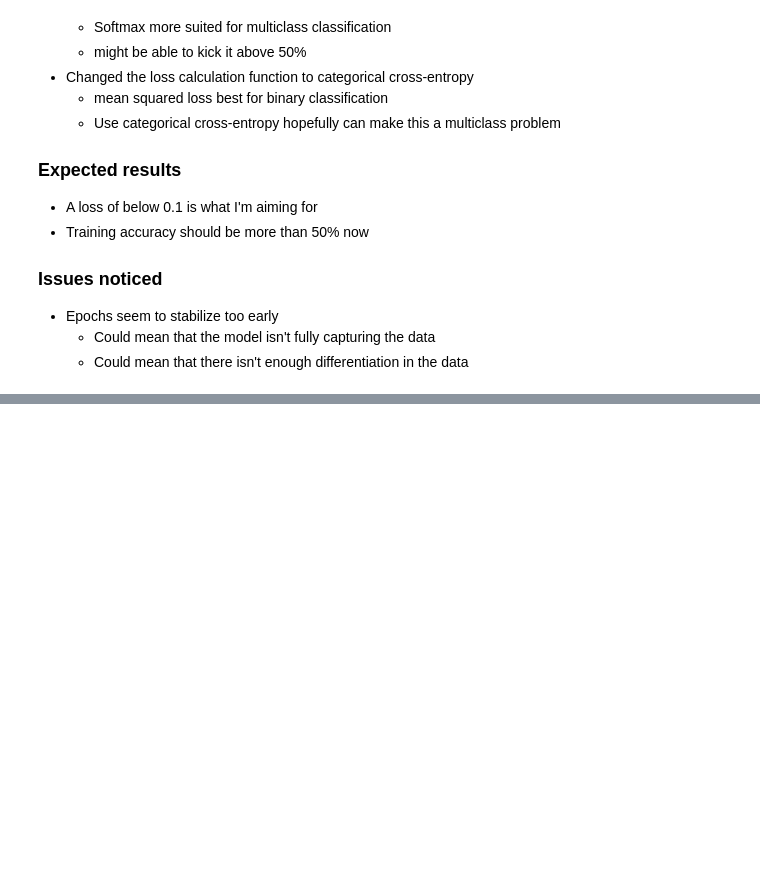
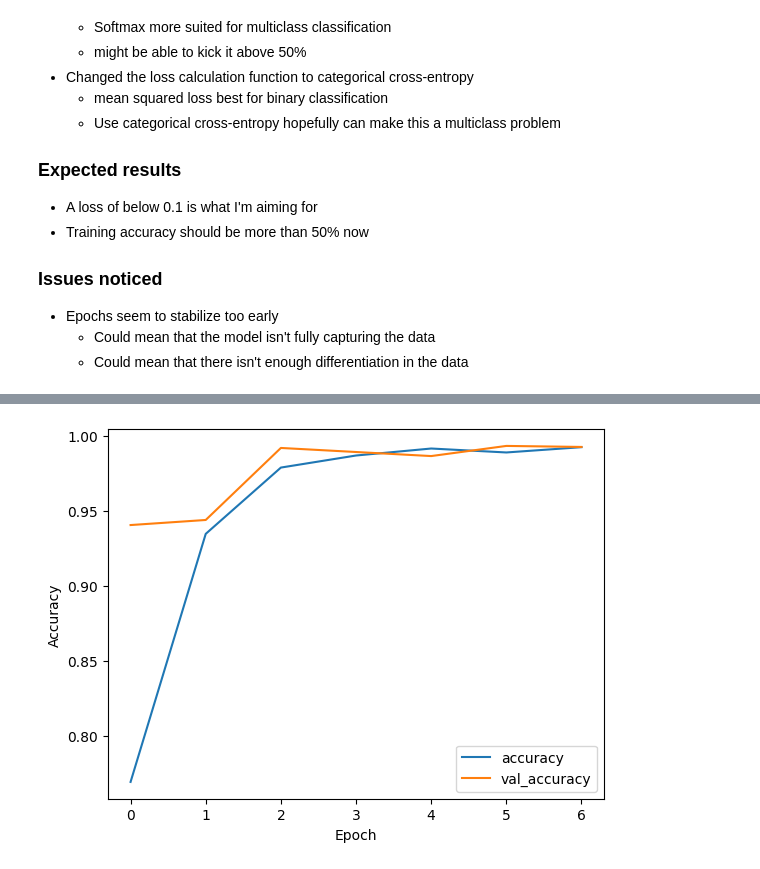
Before and after one commit to Riddy21/EEG_Model_Training, a Jupyter notebook: EEG_Binary_Classification_CNN-RNN_Trial-1.ipynb, the cells around one changed output, grey strips where cells are left out. Saved outputs shown, nothing was run; the diff lists cells and outputs as text; code cells hidden in the pictures; blank space fills up the shorter version.

```diff
--- a/EEG_Binary_Classification_CNN-RNN_Trial-1.ipynb
+++ b/EEG_Binary_Classification_CNN-RNN_Trial-1.ipynb
@@ -523,3 +682,12 @@ plt.plot(results.history['val_loss'])
+# %%
+plt.plot(results.history['accuracy'])
+plt.plot(results.history['val_accuracy'])
+plt.legend(('accuracy', 'val_accuracy'))
+plt.xlabel("Epoch")
+plt.ylabel("Accuracy")
+plt.savefig('attempt5_accuracy.png')
+# %% [output]
+[figure, added]
 # %% [markdown]
 # Appendix
 
```
Also changed, not shown: parts of 55 cells of this notebook, 4 other files.
